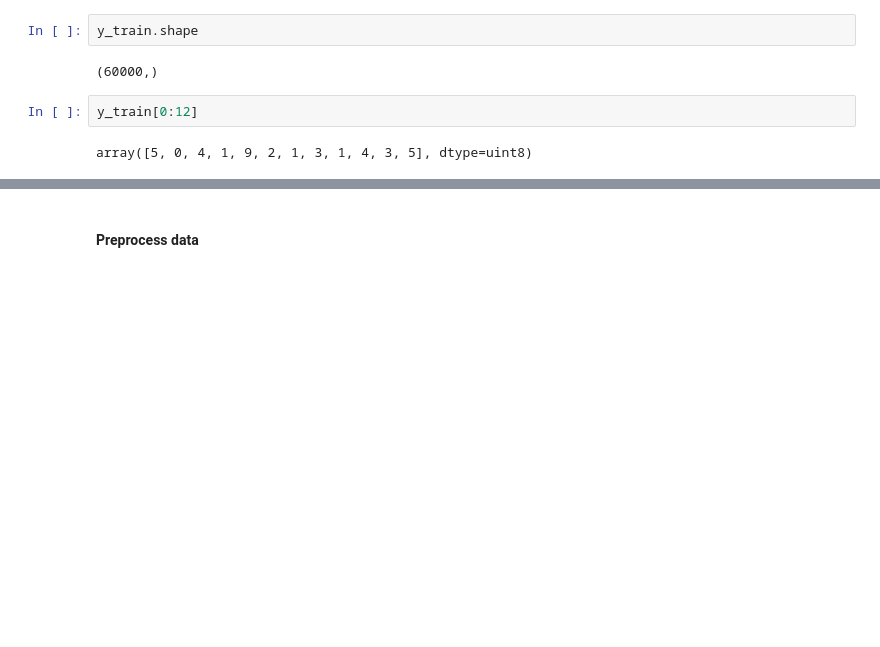
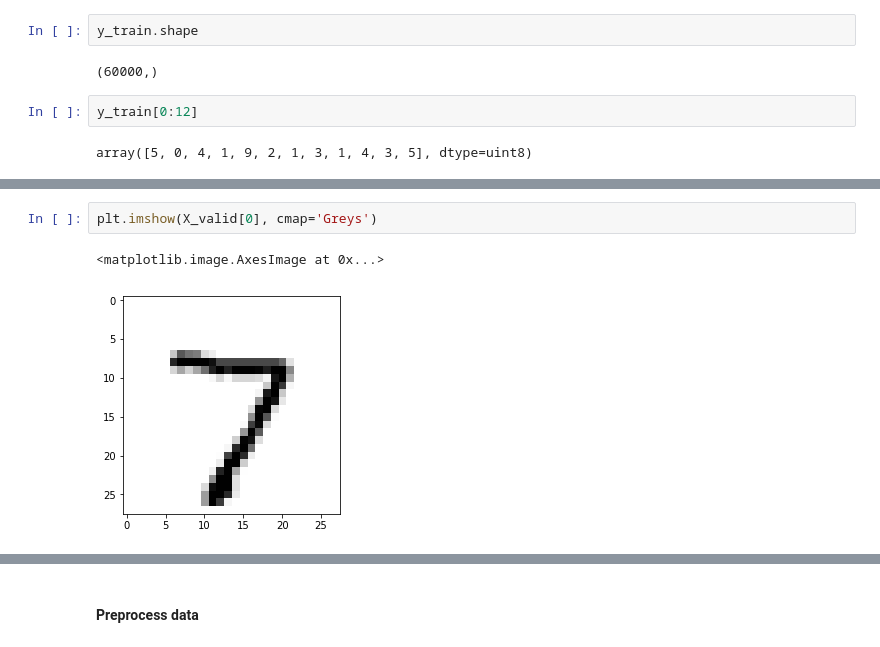
Before and after one commit to the-deep-learners/deep-learning-illustrated, a Jupyter notebook: notebooks/shallow_net_in_keras.ipynb, the cells around one changed output, grey strips where cells are left out. Saved outputs shown, nothing was run; the diff lists cells and outputs as text; blank space fills up the shorter version.

```diff
--- a/notebooks/shallow_net_in_keras.ipynb
+++ b/notebooks/shallow_net_in_keras.ipynb
@@ -35 +51,6 @@ X_test.shape
+# %%
+plt.imshow(X_valid[0], cmap='Greys')
+# %% [output]
+<matplotlib.image.AxesImage at 0x...>
+[figure, added]
 # %%
```
Also changed, not shown: parts of 15 cells of this notebook.
